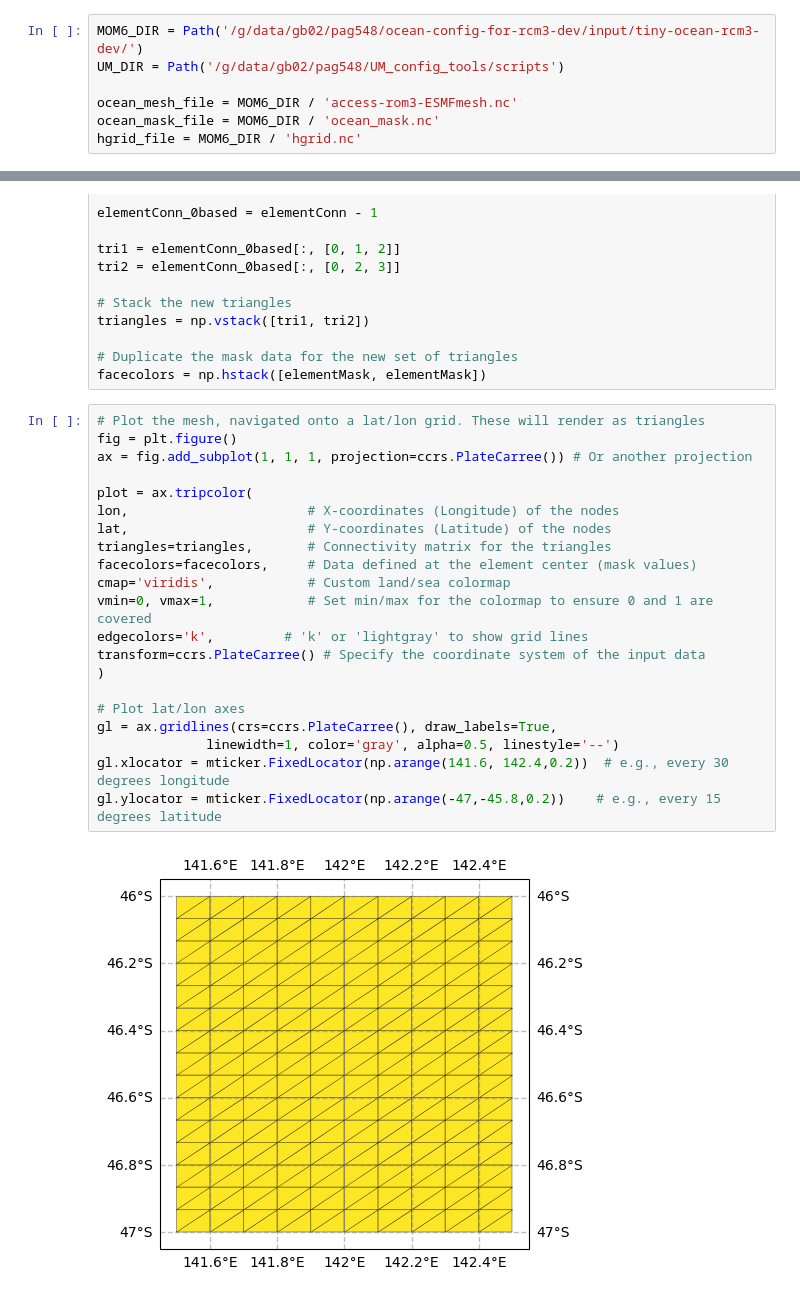
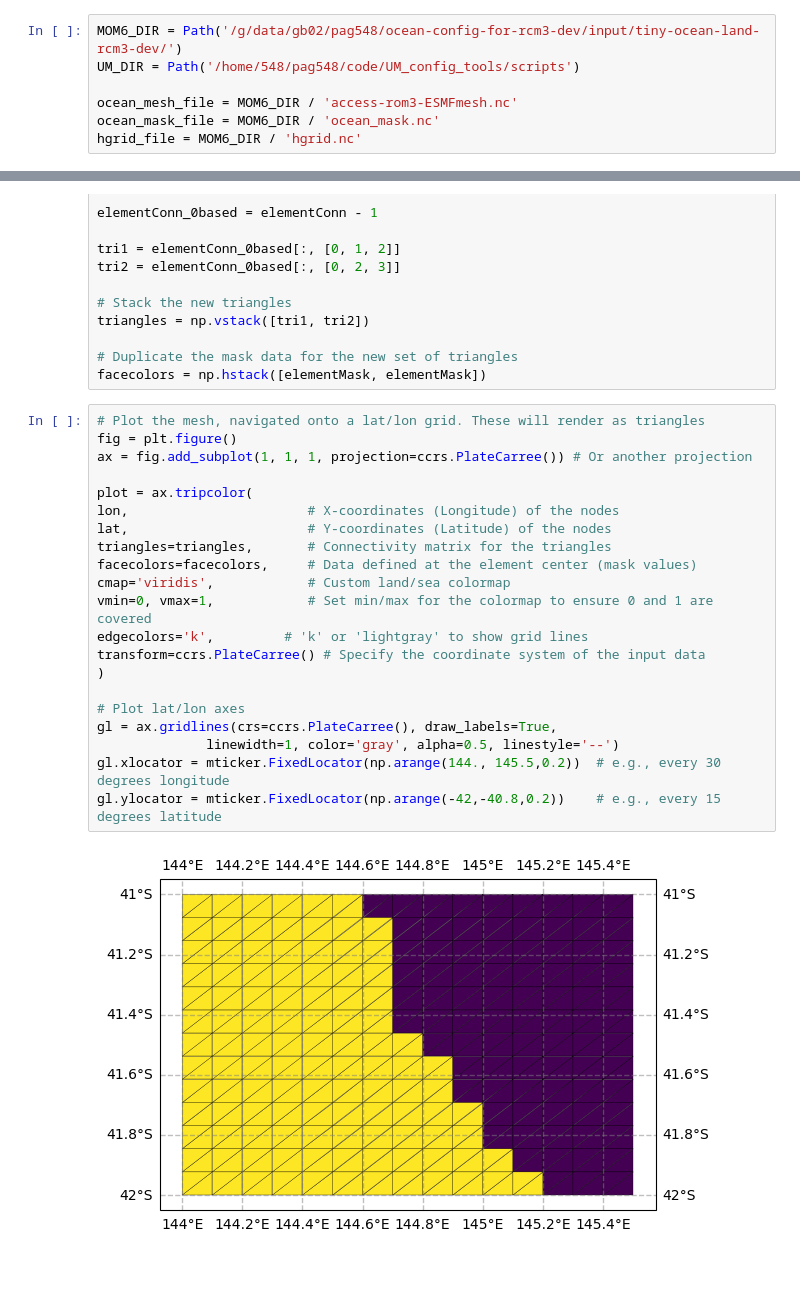
Before and after one commit to 21centuryweather/UM_configuration_tools, a Jupyter notebook: notebooks/Plot_UM_MOM6_meshes.ipynb, the cells around one changed output, grey strips where cells are left out. Saved outputs shown, nothing was run; the diff lists cells and outputs as text; blank space fills up the shorter version.

```diff
--- a/notebooks/Plot_UM_MOM6_meshes.ipynb
+++ b/notebooks/Plot_UM_MOM6_meshes.ipynb
@@ -7,7 +8,7 @@ import cartopy.crs as ccrs
 import matplotlib.ticker as mticker
 # %%
-MOM6_DIR = Path('/g/data/gb02/pag548/ocean-config-for-rcm3-dev/input/tiny-ocean-rcm3-dev/')
-UM_DIR = Path('/g/data/gb02/pag548/UM_config_tools/scripts')
+MOM6_DIR = Path('/g/data/gb02/pag548/ocean-config-for-rcm3-dev/input/tiny-ocean-land-rcm3-dev/')
+UM_DIR = Path('/home/548/pag548/code/UM_config_tools/scripts')
 
 ocean_mesh_file = MOM6_DIR / 'access-rom3-ESMFmesh.nc'
 ocean_mask_file = MOM6_DIR / 'ocean_mask.nc'
@@ -70,24 +72,24 @@ facecolors = np.hstack([elementMask, elementMask])
 # %%
 # Plot the mesh, navigated onto a lat/lon grid. These will render as triangles
 fig = plt.figure()
 ax = fig.add_subplot(1, 1, 1, projection=ccrs.PlateCarree()) # Or another projection
 
 plot = ax.tripcolor(
 lon,                       # X-coordinates (Longitude) of the nodes
 lat,                       # Y-coordinates (Latitude) of the nodes
 triangles=triangles,       # Connectivity matrix for the triangles
 facecolors=facecolors,     # Data defined at the element center (mask values)
 cmap='viridis',            # Custom land/sea colormap
 vmin=0, vmax=1,            # Set min/max for the colormap to ensure 0 and 1 are covered
 edgecolors='k',         # 'k' or 'lightgray' to show grid lines
 transform=ccrs.PlateCarree() # Specify the coordinate system of the input data
 )
 
 # Plot lat/lon axes
 gl = ax.gridlines(crs=ccrs.PlateCarree(), draw_labels=True,
               linewidth=1, color='gray', alpha=0.5, linestyle='--')
-gl.xlocator = mticker.FixedLocator(np.arange(141.6, 142.4,0.2))  # e.g., every 30 degrees longitude
-gl.ylocator = mticker.FixedLocator(np.arange(-47,-45.8,0.2))    # e.g., every 15 degrees latitude
+gl.xlocator = mticker.FixedLocator(np.arange(144., 145.5,0.2))  # e.g., every 30 degrees longitude
+gl.ylocator = mticker.FixedLocator(np.arange(-42,-40.8,0.2))    # e.g., every 15 degrees latitude
 # %% [output]
-[figure, old version]
+[figure, new version]
 # %%
```
Also changed, not shown: parts of 14 cells of this notebook, 15 other files.
